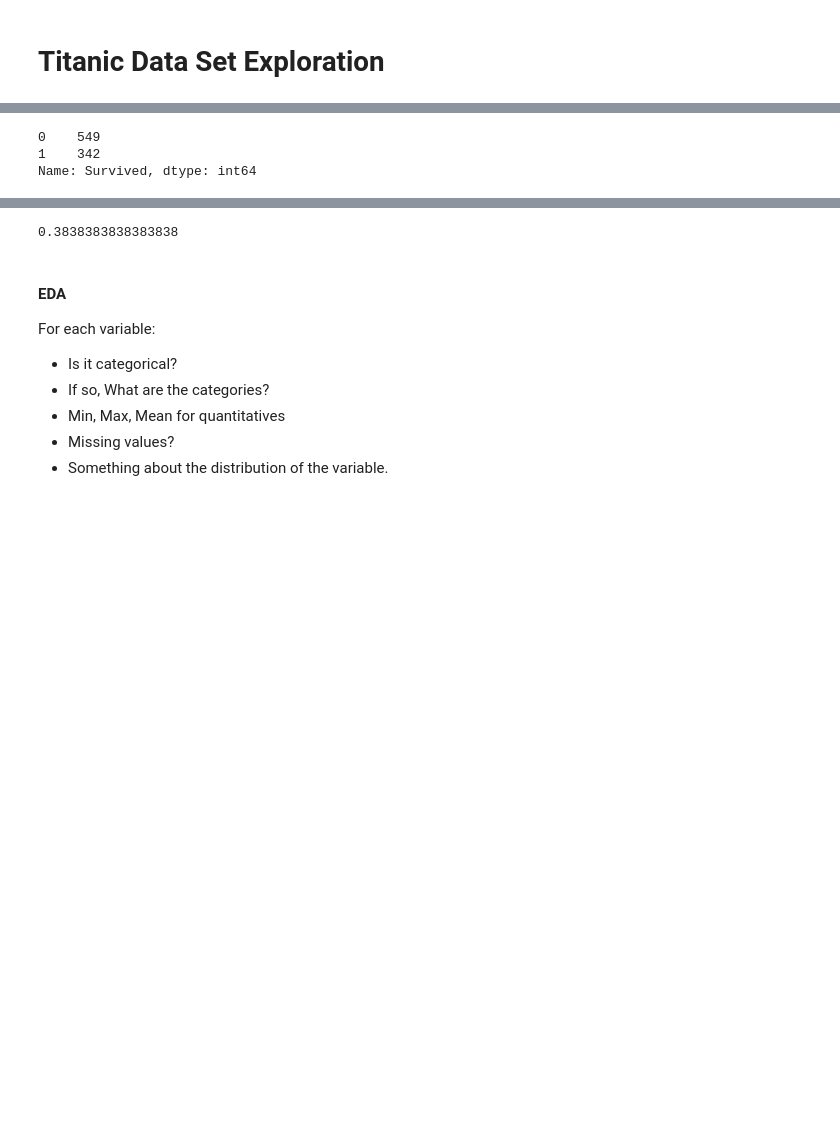
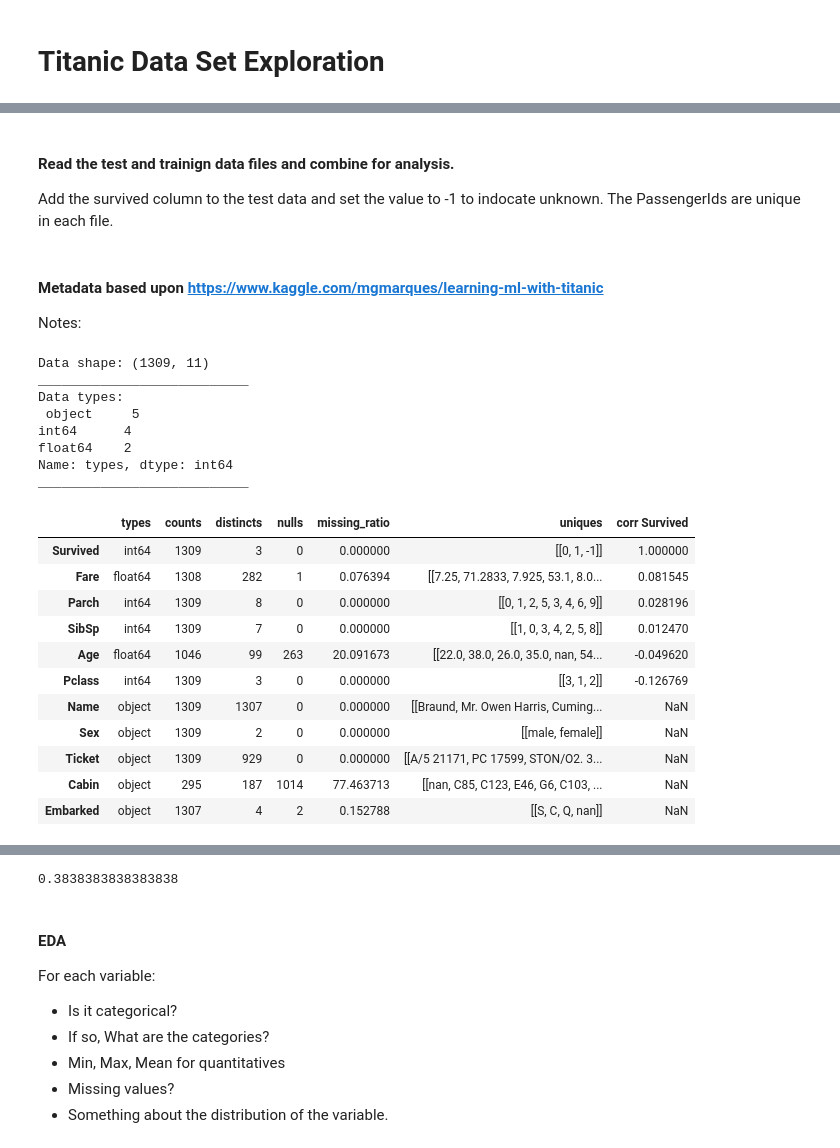
Before and after one commit to chipk215/Titanic, a Jupyter notebook: titanic_data_explore.ipynb, the cells around one changed output, grey strips where cells are left out. Drawn from its saved outputs; the diff is of its cells as text; code cells hidden in the pictures; blank space fills up the shorter version.

```diff
--- a/titanic_data_explore.ipynb
+++ b/titanic_data_explore.ipynb
@@ -60,4 +8,0 @@ info =
-# %%
-pd.set_option("display.max_rows",550)
-titanic_df.sort_values(by="Name")
-#titanic_df[titanic_df['Survived']==0][['Name','Age','Pclass']].sort_values(by="Pclass")
@@ -68,6 +9,4 @@ NameError: name 'pd' is not defined
-# %%
-titanic_df.Survived.value_counts()
-# %% [output]
-0    549
-1    342
-Name: Survived, dtype: int64
+# %% [markdown]
+#### Read the test and trainign data files and combine for analysis.
+Add the survived column to the test data and set the value to -1 to indocate unknown.
+The PassengerIds are unique in each file.
@@ -73,0 +18,51 @@ Name: Survived, dtype: int64
+# %% [markdown]
+#### Metadata based upon https://www.kaggle.com/mgmarques/learning-ml-with-titanic
+Notes:
+# %%
+def get_meta_data(df, prediction=None):
+    samples = df.shape[0]
+    types = df.dtypes
+    counts = df.apply(lambda x: x.count())
+    uniques = df.apply(lambda x: [x.unique()])
+    nulls = df.apply(lambda x: x.isnull().sum())
+    distincts = df.apply(lambda x: x.unique().shape[0])
+    missing_ratio = (df.isnull().sum()/ samples) * 100
+    print('Data shape:', df.shape)
+    if prediction is None:
+        cols = ['types', 'counts', 'distincts', 'nulls', 'missing ratio', 'uniques']
+        str = pd.concat([types, counts, distincts, nulls, missing_ratio, uniques], axis = 1)
+    else:
+        corr = df.corr()[prediction]
+        str = pd.concat([types, counts, distincts, nulls, missing_ratio, uniques, corr], axis = 1, sort=False)
+        corr_col = 'corr '  +  prediction
+        cols = ['types', 'counts', 'distincts', 'nulls', 'missing_ratio', 'uniques', corr_col ]
+
+    str.columns = cols
+    dtypes = str.types.value_counts()
+    print('___________________________\nData types:\n',str.types.value_counts())
+    print('___________________________')
+    return str
+# %%
+details = get_meta_data(data.loc[:, 'Survived' : 'Embarked'], 'Survived')
+details.sort_values(by='corr Survived', ascending=False)
+# %% [output]
+Data shape: (1309, 11)
+___________________________
+Data types:
+ object     5
+int64      4
+float64    2
+Name: types, dtype: int64
+___________________________
+|  | types | counts | distincts | nulls | missing_ratio | uniques | corr Survived |
+| Survived | int64 | 1309 | 3 | 0 | 0.000000 | [[0, 1, -1]] | 1.000000 |
+| Fare | float64 | 1308 | 282 | 1 | 0.076394 | [[7.25, 71.2833, 7.925, 53.1, 8.0... | 0.081545 |
+| Parch | int64 | 1309 | 8 | 0 | 0.000000 | [[0, 1, 2, 5, 3, 4, 6, 9]] | 0.028196 |
+| SibSp | int64 | 1309 | 7 | 0 | 0.000000 | [[1, 0, 3, 4, 2, 5, 8]] | 0.012470 |
+| Age | float64 | 1046 | 99 | 263 | 20.091673 | [[22.0, 38.0, 26.0, 35.0, nan, 54... | -0.049620 |
+| Pclass | int64 | 1309 | 3 | 0 | 0.000000 | [[3, 1, 2]] | -0.126769 |
+| Name | object | 1309 | 1307 | 0 | 0.000000 | [[Braund, Mr. Owen Harris, Cuming... | NaN |
+| Sex | object | 1309 | 2 | 0 | 0.000000 | [[male, female]] | NaN |
+| Ticket | object | 1309 | 929 | 0 | 0.000000 | [[A/5 21171, PC 17599, STON/O2. 3... | NaN |
+| Cabin | object | 295 | 187 | 1014 | 77.463713 | [[nan, C85, C123, E46, G6, C103, ... | NaN |
+| Embarked | object | 1307 | 4 | 2 | 0.152788 | [[S, C, Q, nan]] | NaN |
```
Also changed, not shown: parts of 13 cells of this notebook.
